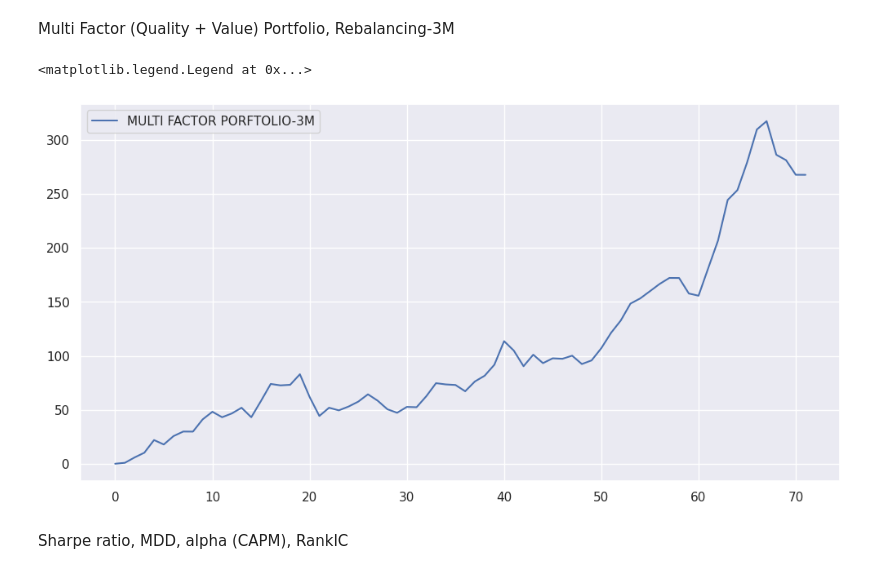
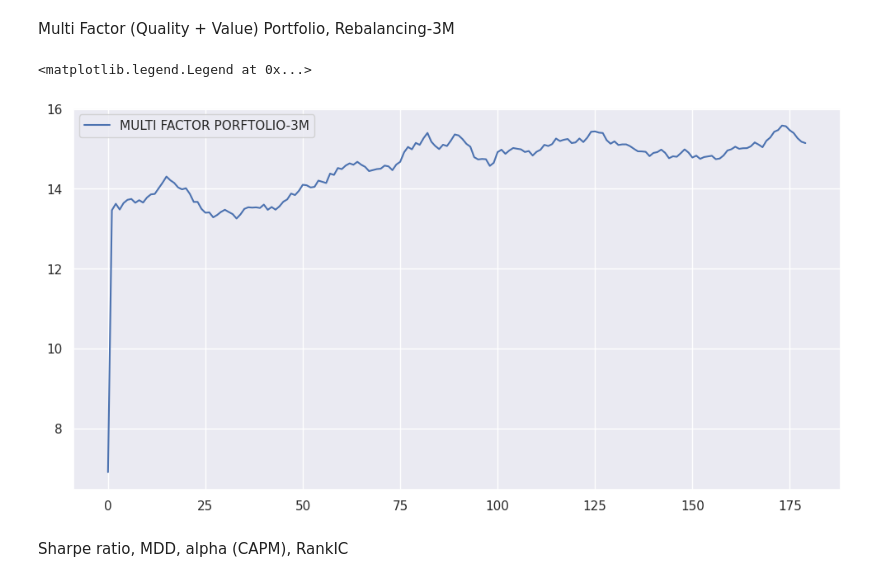
Before and after one commit to Yang-Hyun-Jun/Felector, a Jupyter notebook: notebooks/vuality.ipynb, the cells around one changed output. Saved outputs shown, nothing was run; the diff lists cells and outputs as text; code cells hidden in the pictures.

```diff
--- a/notebooks/vuality.ipynb
+++ b/notebooks/vuality.ipynb
@@ -182,8 +182,8 @@ Multi Factor (Quality + Value) Portfolio, Rebalancing-3M
 """
 멀티 팩터 토탈 랭킹 (동일 가중 합 랭킹) 데이터로 변환
 """
-universe = FM.price.copy()['2010':'2016']
-rank_all = FM.get_RankALL()['2010':'2016']
+universe = FM.price.copy()['2001':'2016']
+rank_all = FM.get_RankALL()['2001':'2016']
 # %%
 def get_action(index: int, top_n: int, q: int=1):
     tickers = universe.columns.to_numpy()
@@ -203,7 +203,7 @@ from datetime import datetime
 st = datetime.strptime
 
 q = 1
-n = 100
+n = 10
 cum_profitloss = 0
 balance = 0
 init_balance = 1000
@@ -328,16 +328,16 @@ for i in range(0, len(universe)):
 
     p_old = Portfolio(order.ticker[weight>0], weight[weight>0])
 # %%
-kospi_ = (FM.kospi['2010':] / FM.kospi['2010':].iloc[0]) - 1
+kospi_ = (FM.kospi[:] / FM.kospi[:].iloc[0]) - 1
 
 sns.set(style='darkgrid')
 plt.figure(figsize=(12, 6))
-plt.plot(PFs, label='MULTI FACTOR PORFTOLIO-3M')
+plt.plot(np.log(PVs), label='MULTI FACTOR PORFTOLIO-3M')
 # plt.plot(kospi_ * 100, label='KOSPI-INDEX')
 plt.legend()
 # %% [output]
 <matplotlib.legend.Legend at 0x...>
-[figure, old version]
+[figure, new version]
 # %% [markdown]
 Sharpe ratio, MDD, alpha (CAPM), RankIC
 # %%
```
